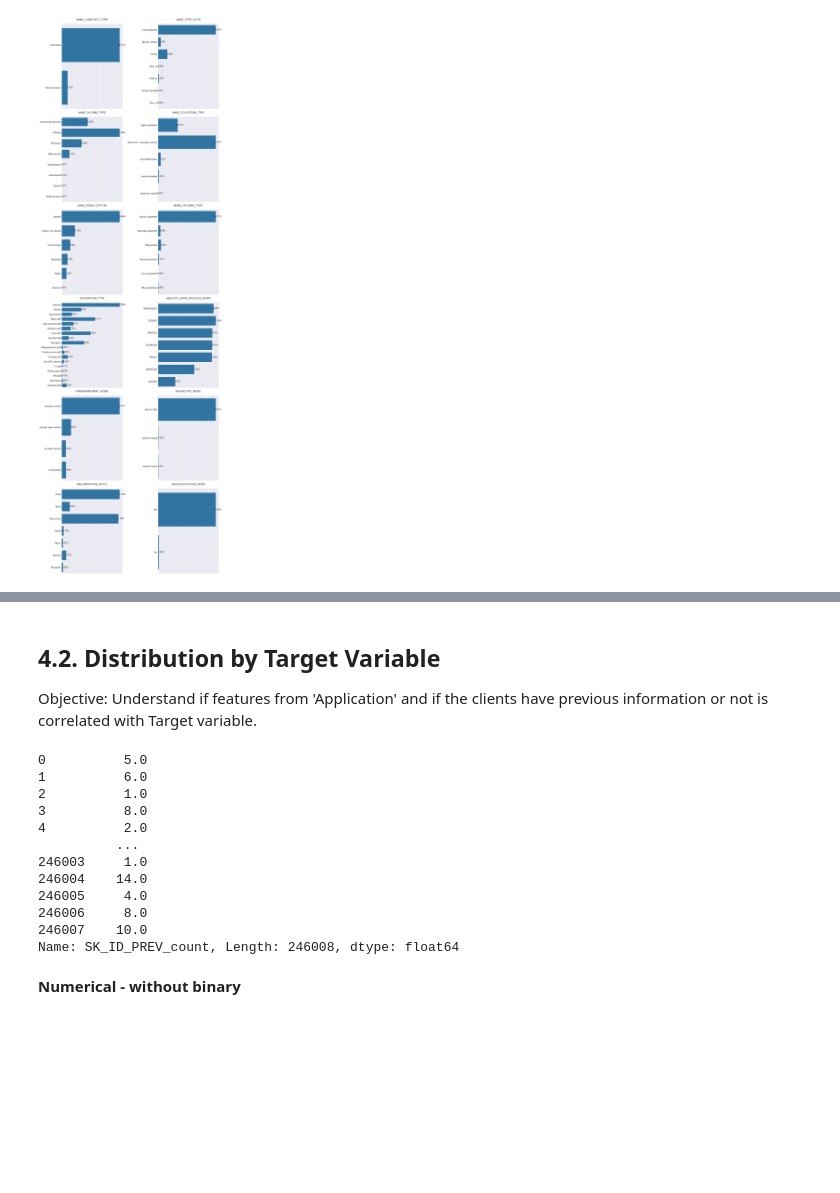
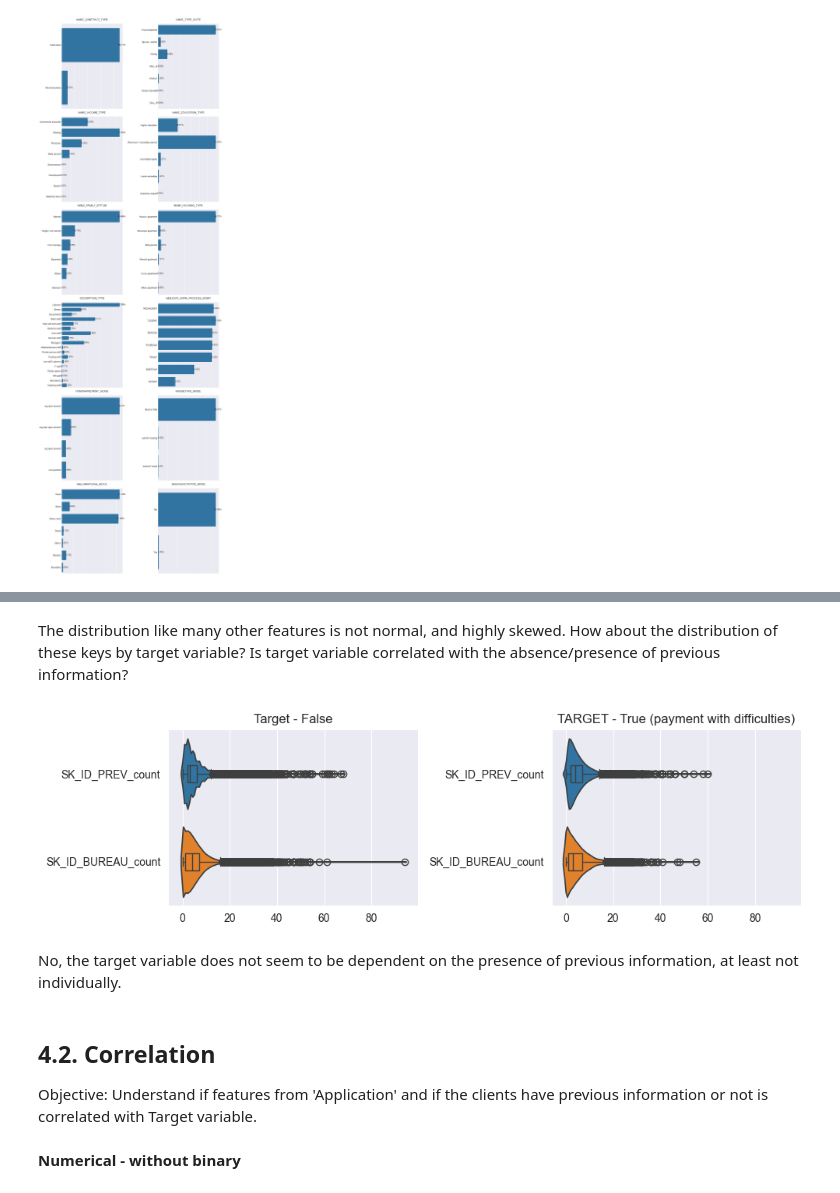
Before and after one commit to CelineChiLamNg/home_credit_default_prediction, a Jupyter notebook: notebooks/home_credit_2.ipynb, the cells around one changed output, grey strips where cells are left out. Drawn from its saved outputs; the diff is of its cells as text; code cells hidden in the pictures; blank space fills up the shorter version.

```diff
--- a/notebooks/home_credit_2.ipynb
+++ b/notebooks/home_credit_2.ipynb
@@ -371,5 +396,27 @@ percentage_subplots(data=data_train, columns=multi_cat_columns, nrows=6,
+# %% [markdown]
+The distribution like many other features is not normal, and highly skewed.
+How about the distribution of these keys by target variable? Is target
+variable correlated with the absence/presence of previous information?
+# %%
+fig, axes = plt.subplots(nrows=1, ncols=2, figsize=(10, 3), sharex=True)
+
+violin_boxplot(data=eda_data[eda_data.TARGET == 0],
+               columns=columns, title='Target - False (all other cases)',
+               ax=axes[0])
+violin_boxplot(data=eda_data[eda_data.TARGET == 1],
+               columns=columns, title='TARGET - True (payment with '
+                                      'difficulties)',
+               ax=axes[1])
+
+plt.tight_layout()
+plt.show()
+# %% [output]
+[figure, added]
+# %% [markdown]
+No, the target variable does not seem to be dependent on the presence of
+previous information, at least not individually.
 # %% [markdown]
-## 4.2. Distribution by Target Variable
+## 4.2. Correlation
 Objective: Understand if features from 'Application' and if the
 clients have previous information or not is correlated with Target variable.
 # %%
@@ -390,21 +440,6 @@ numerical_columns = [
     col for col in data_numerical_columns
     if col not in binary_columns
 ]
-# %%
-data['SK_ID_PREV_count']
-# %% [output]
-0          5.0
-1          6.0
-2          1.0
-3          8.0
-4          2.0
-          ...
-246003     1.0
-246004    14.0
-246005     4.0
-246006     8.0
-246007    10.0
-Name: SK_ID_PREV_count, Length: 246008, dtype: float64
 # %% [markdown]
 **Numerical - without binary**
 # %%
```
Also changed, not shown: parts of 11 cells of this notebook, 2 other files.
